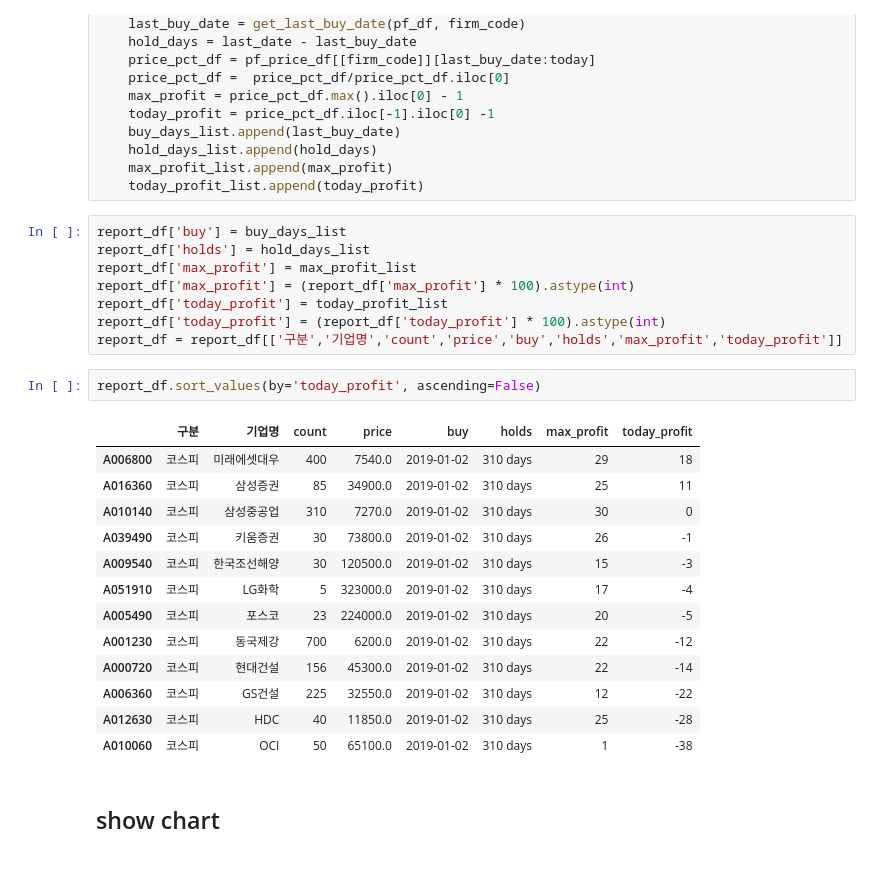
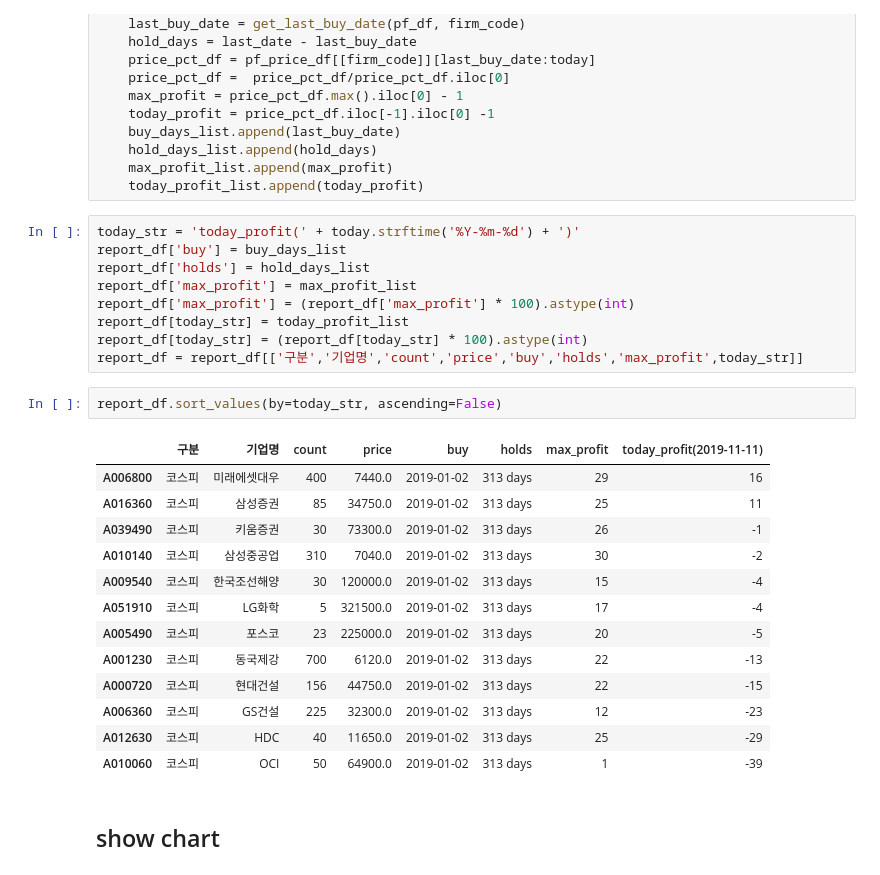
Before and after one commit to neosuperprogrammer/Quant, a Jupyter notebook: neo_my_portfolio_report_daily.ipynb, the cells around one changed output. Saved outputs shown, nothing was run; the diff lists cells and outputs as text.

```diff
--- a/neo_my_portfolio_report_daily.ipynb
+++ b/neo_my_portfolio_report_daily.ipynb
@@ -1972,29 +1972,30 @@ for firm_code in report_df.index:
     max_profit_list.append(max_profit)
     today_profit_list.append(today_profit)
 # %%
+today_str = 'today_profit(' + today.strftime('%Y-%m-%d') + ')'
 report_df['buy'] = buy_days_list
 report_df['holds'] = hold_days_list
 report_df['max_profit'] = max_profit_list
 report_df['max_profit'] = (report_df['max_profit'] * 100).astype(int)
-report_df['today_profit'] = today_profit_list
-report_df['today_profit'] = (report_df['today_profit'] * 100).astype(int)
-report_df = report_df[['구분','기업명','count','price','buy','holds','max_profit','today_profit']]
+report_df[today_str] = today_profit_list
+report_df[today_str] = (report_df[today_str] * 100).astype(int)
+report_df = report_df[['구분','기업명','count','price','buy','holds','max_profit',today_str]]
 # %%
-report_df.sort_values(by='today_profit', ascending=False)
+report_df.sort_values(by=today_str, ascending=False)
 # %% [output]
-|  | 구분 | 기업명 | count | price | buy | holds | max_profit | today_profit |
-| A006800 | 코스피 | 미래에셋대우 | 400 | 7540.0 | 2019-01-02 | 310 days | 29 | 18 |
-| A016360 | 코스피 | 삼성증권 | 85 | 34900.0 | 2019-01-02 | 310 days | 25 | 11 |
-| A010140 | 코스피 | 삼성중공업 | 310 | 7270.0 | 2019-01-02 | 310 days | 30 | 0 |
-| A039490 | 코스피 | 키움증권 | 30 | 73800.0 | 2019-01-02 | 310 days | 26 | -1 |
-| A009540 | 코스피 | 한국조선해양 | 30 | 120500.0 | 2019-01-02 | 310 days | 15 | -3 |
-| A051910 | 코스피 | LG화학 | 5 | 323000.0 | 2019-01-02 | 310 days | 17 | -4 |
-| A005490 | 코스피 | 포스코 | 23 | 224000.0 | 2019-01-02 | 310 days | 20 | -5 |
-| A001230 | 코스피 | 동국제강 | 700 | 6200.0 | 2019-01-02 | 310 days | 22 | -12 |
-| A000720 | 코스피 | 현대건설 | 156 | 45300.0 | 2019-01-02 | 310 days | 22 | -14 |
-| A006360 | 코스피 | GS건설 | 225 | 32550.0 | 2019-01-02 | 310 days | 12 | -22 |
-| A012630 | 코스피 | HDC | 40 | 11850.0 | 2019-01-02 | 310 days | 25 | -28 |
-| A010060 | 코스피 | OCI | 50 | 65100.0 | 2019-01-02 | 310 days | 1 | -38 |
+|  | 구분 | 기업명 | count | price | buy | holds | max_profit | today_profit(2019-11-11) |
+| A006800 | 코스피 | 미래에셋대우 | 400 | 7440.0 | 2019-01-02 | 313 days | 29 | 16 |
+| A016360 | 코스피 | 삼성증권 | 85 | 34750.0 | 2019-01-02 | 313 days | 25 | 11 |
+| A039490 | 코스피 | 키움증권 | 30 | 73300.0 | 2019-01-02 | 313 days | 26 | -1 |
+| A010140 | 코스피 | 삼성중공업 | 310 | 7040.0 | 2019-01-02 | 313 days | 30 | -2 |
+| A009540 | 코스피 | 한국조선해양 | 30 | 120000.0 | 2019-01-02 | 313 days | 15 | -4 |
+| A051910 | 코스피 | LG화학 | 5 | 321500.0 | 2019-01-02 | 313 days | 17 | -4 |
+| A005490 | 코스피 | 포스코 | 23 | 225000.0 | 2019-01-02 | 313 days | 20 | -5 |
+| A001230 | 코스피 | 동국제강 | 700 | 6120.0 | 2019-01-02 | 313 days | 22 | -13 |
+| A000720 | 코스피 | 현대건설 | 156 | 44750.0 | 2019-01-02 | 313 days | 22 | -15 |
+| A006360 | 코스피 | GS건설 | 225 | 32300.0 | 2019-01-02 | 313 days | 12 | -23 |
+| A012630 | 코스피 | HDC | 40 | 11650.0 | 2019-01-02 | 313 days | 25 | -29 |
+| A010060 | 코스피 | OCI | 50 | 64900.0 | 2019-01-02 | 313 days | 1 | -39 |
 # %% [markdown]
 ## show chart
 # %%
```
Also changed, not shown: parts of 6 cells of this notebook, 6 other files.
